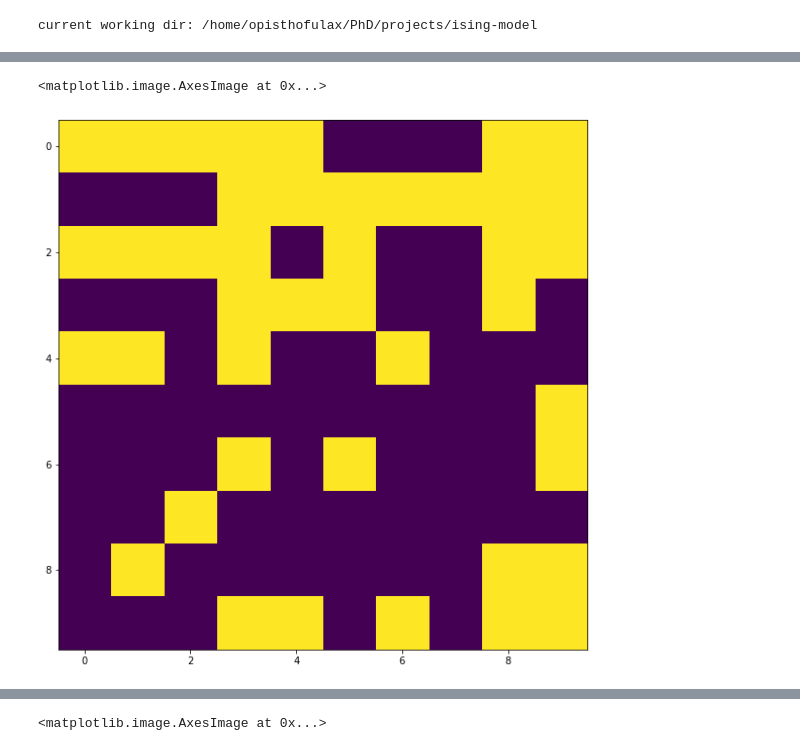
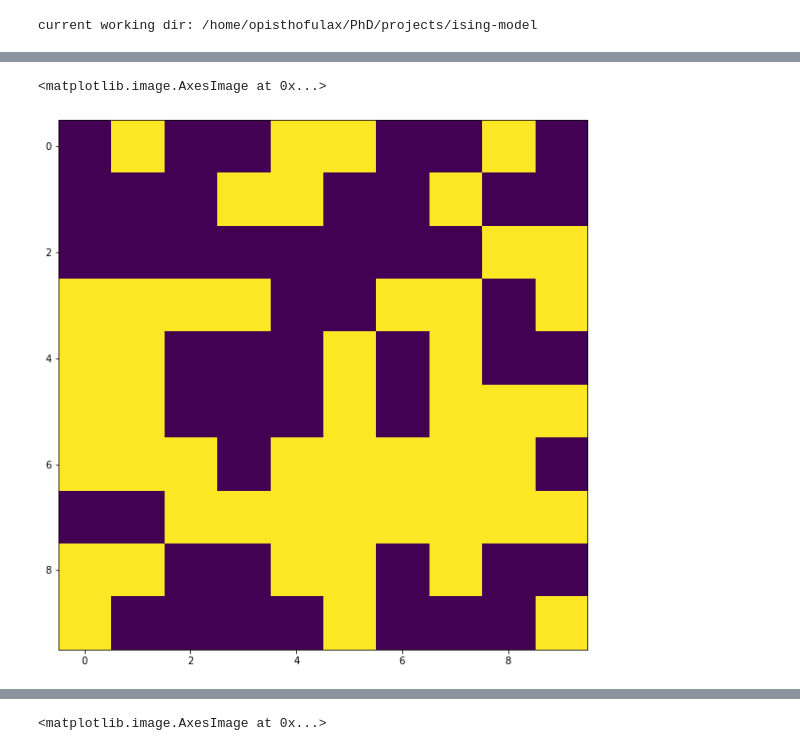
Before and after one commit to giulioiannelli/ising-model, a Jupyter notebook: tools/config_visualiser.ipynb, the cells around one changed output, grey strips where cells are left out. Saved outputs shown, nothing was run; the diff lists cells and outputs as text; code cells hidden in the pictures.

```diff
--- a/tools/config_visualiser.ipynb
+++ b/tools/config_visualiser.ipynb
@@ -37,16 +37,16 @@ cmap = plt.cm.gist_rainbow_r
 # %%
 N=100
 sizepath = f"N={L1*L2:d}" if L1 == L2 else f"L1={L1:d}_L2={L2:d}"
-tlist = [t+1 for t in range(N)]
-pathtoconfig = [f"res/vbc/N={N:d}-{df['_m_init'][0]}-{df['_m_upd'][0]}/bt={beta:.2g}/SCONF_t={t:d}.bin"
-    for beta in betalst for t in tlist]
+tlist = [t for t in range(0, 300)]
+pathtoconfig = [f"res/unconf/N={N:d}-{df['_m_init'][0]}-{df['_m_upd'][0]}/bt={beta:.2g}/SCONF_t={t:d}.bin"
+    for beta in [0.19] for t in tlist]
 # %%
 config = [np.fromfile(pth, dtype=np.int8).reshape(L1, L2) for pth in pathtoconfig]
 # %%
 plt.figure(figsize=(10, 10))
-plt.imshow(config[0])
+plt.imshow(config[4])
 # %% [output]
 <matplotlib.image.AxesImage at 0x...>
-[figure, old version]
+[figure, new version]
 # %%
 plt.figure(figsize=(10, 10))
```
Also changed, not shown: parts of 4 cells of this notebook, 12 other files.
